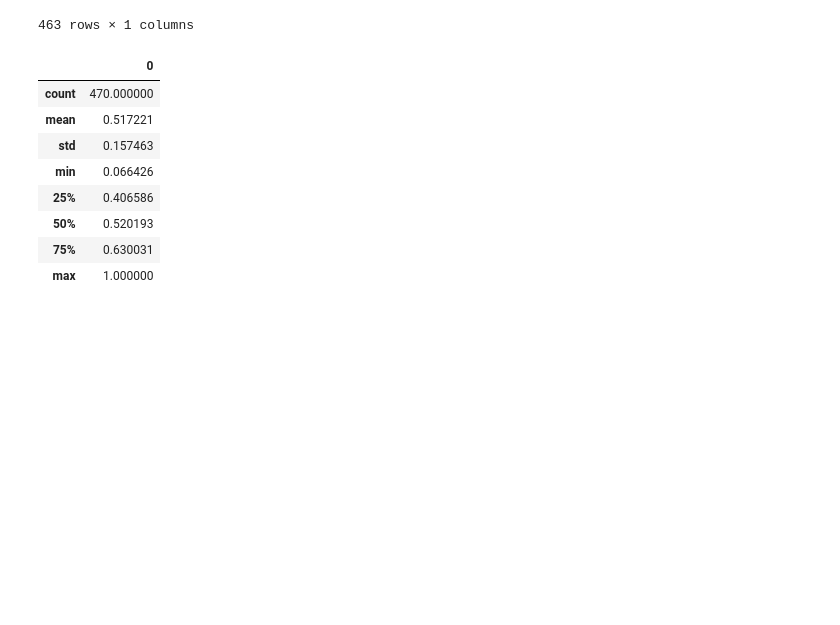
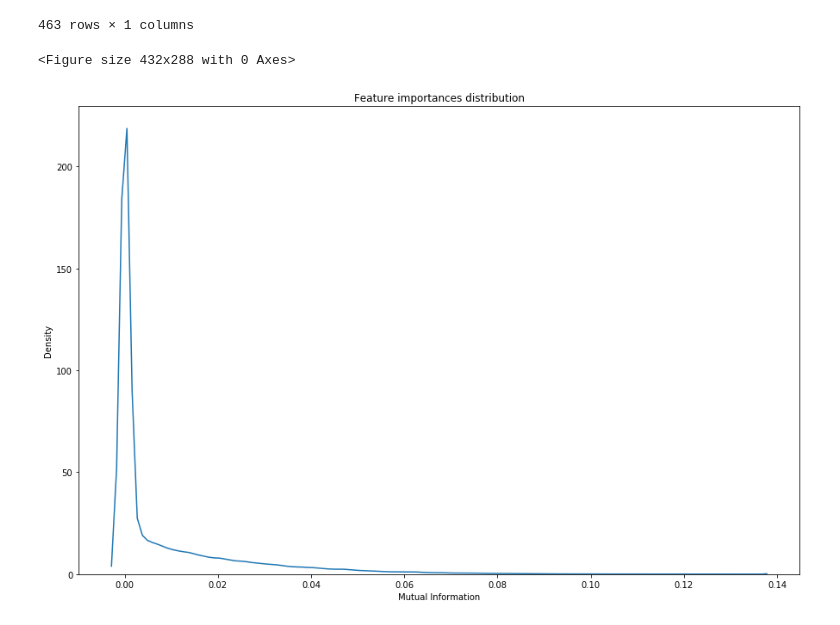
Before and after one commit to Naghipourfar/CCLE, a Jupyter notebook: Code/DataAnalysis.ipynb, the cells around one changed output. Saved outputs shown, nothing was run; the diff lists cells and outputs as text; code cells hidden in the pictures; blank space fills up the shorter version.

Commit message:
Add Feature Selection

```diff
--- a/Code/DataAnalysis.ipynb
+++ b/Code/DataAnalysis.ipynb
@@ -236,15 +236,21 @@ pd.DataFrame(label_encoder)
 drug_data = pd.read_csv('../Data/Drugs_data/17-AAG.csv')
 # %%
 response = np.reshape(drug_data['ActArea'].as_matrix(), (-1, 1))
-# %%
-pd.DataFrame(normalize(response, axis=0, norm="max")).describe()
-# %% [output]
-|  | 0 |
-| count | 470.000000 |
-| mean | 0.517221 |
-| std | 0.157463 |
-| min | 0.066426 |
-| 25% | 0.406586 |
-| 50% | 0.520193 |
-| 75% | 0.630031 |
-| max | 1.000000 |
+# %%
+drug_data.drop(labels=['Target',
+                      'FitType',
+                      'Primary Cell Line Name',
+                      'Compound',
+                      'Doses (uM)',
+                      'Activity Data (median)',
+                      'Activity SD',
+                      'Num Data',
+                      'EC50 (uM)',
+                      'IC50 (uM)',
+                      'Amax'], axis=1, inplace=True)
+# %%
+from sklearn.feature_selection import mutual_info_regression
+mi = mutual_info_regression(drug_data.drop(['ActArea'], axis=1), drug_data['ActArea'])
+# %%
+mi_df = pd.DataFrame(mi)
+mi_df.index = gene_expression_data.index
@@ -250,0 +259,12 @@ pd.DataFrame(normalize(response, axis=0, norm="max")).describe()
+# %%
+import seaborn as sns
+plt.figure(figsize=(15, 10))
+sns.distplot(mi_df, hist=False)
+plt.title("Feature importances distribution")
+plt.ylabel("Density")
+plt.xlabel("Mutual Information")
+plt.savefig("../MI_Dist.png")
+plt.show()
+# %% [output]
+<Figure size 432x288 with 0 Axes>
+[figure, added]
```
Also changed, not shown: parts of 3 cells of this notebook, 1 other file.
